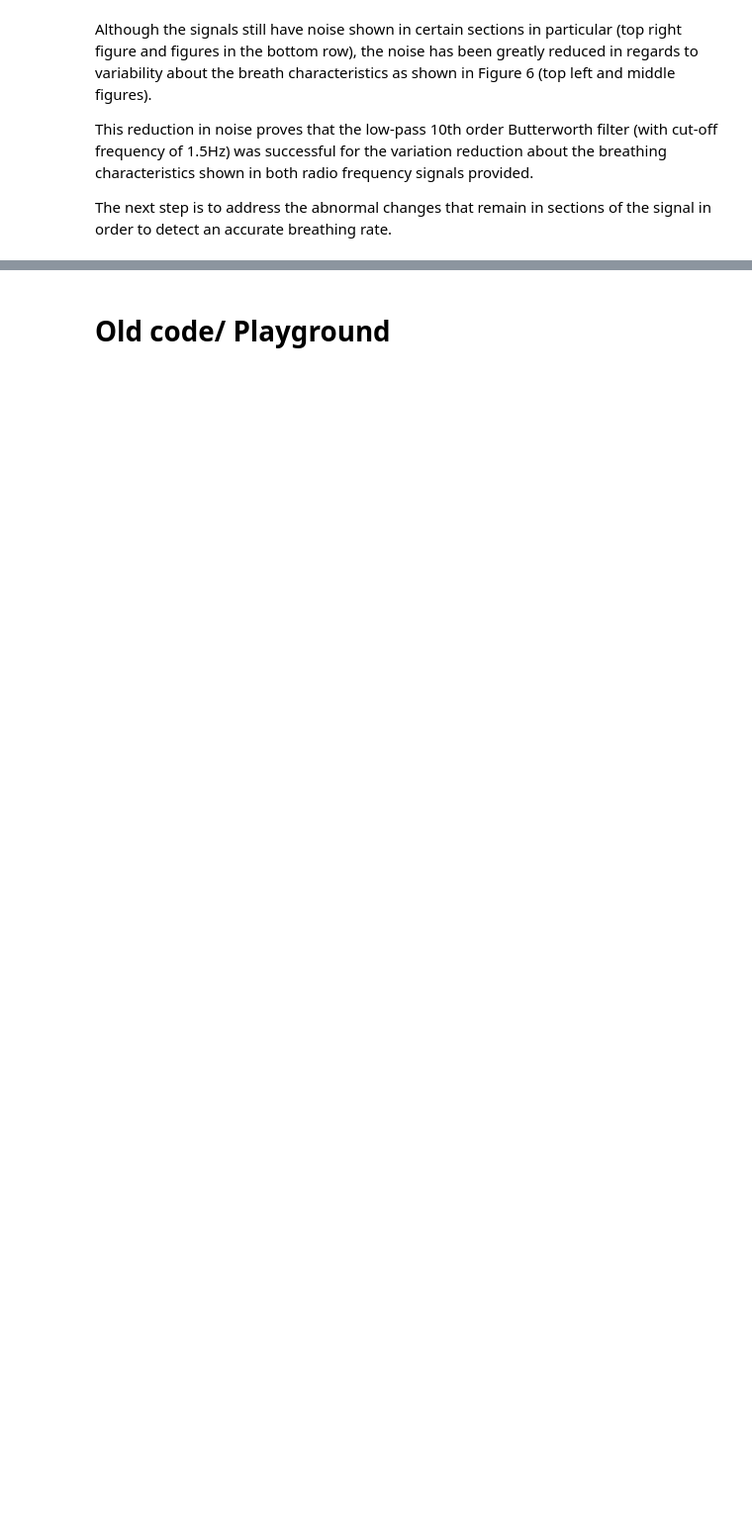
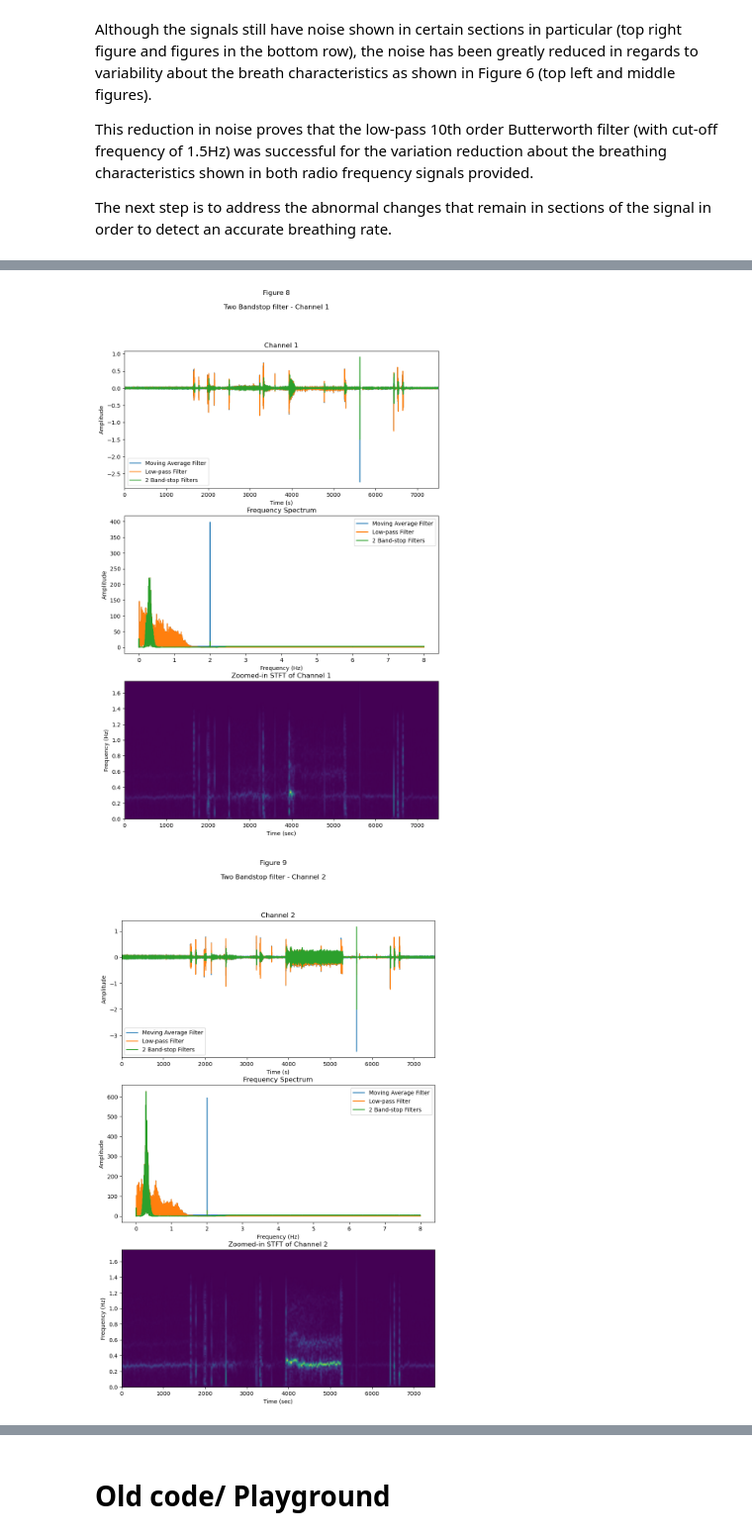
Before and after one commit to AoibheT-H/Algorithm_Challenge, a Jupyter notebook: Aoibhe_Turner_Heaney_Algorithm_Challenge.ipynb, the cells around one changed output, grey strips where cells are left out. Shown at 99% size. Cells and saved outputs as stored; diff of their text form; code cells hidden in the pictures; blank space fills up the shorter version.

Commit message:
Added additional requirements to peak detection algorithm and added notes regarding filtering methods used/ to be used

```diff
--- a/Aoibhe_Turner_Heaney_Algorithm_Challenge.ipynb
+++ b/Aoibhe_Turner_Heaney_Algorithm_Challenge.ipynb
@@ -355,0 +300,80 @@ plt.xlim([0, time_axis[-1]])
+# %%
+BS_freq_1 = [0.01, 0.2]
+BS_freq_2 = [0.4, 2.4]
+order = 10
+
+BS1_butterworth_filter = signal.butter(order, BS_freq_1, btype='bandstop', analog=False, output='sos', fs = fs)
+BS2_butterworth_filter = signal.butter(order, BS_freq_2, btype='bandstop', analog=False, output='sos', fs = fs)
+
+# use the filter on the averaged signals
+BS1_filtered_avg_sig_1 = signal.sosfilt(BS1_butterworth_filter, avg_sig_1.tolist())
+BS12_filtered_avg_sig_1 = signal.sosfilt(BS2_butterworth_filter, BS1_filtered_avg_sig_1)
+
+BS1_filtered_avg_sig_2 = signal.sosfilt(BS1_butterworth_filter, avg_sig_2.tolist())
+BS12_filtered_avg_sig_2 = signal.sosfilt(BS2_butterworth_filter, BS1_filtered_avg_sig_2)
+
+
+# calculate the STFT for both filtered signals
+f_BS_12_sig_1, t_BS_12_sig_1, Zxx_BS_12_sig_1 = signal.stft(BS12_filtered_avg_sig_1, fs, nperseg=1000)
+f_BS_12_sig_2, t_BS_12_sig_2, Zxx_BS_12_sig_2 = signal.stft(BS12_filtered_avg_sig_2, fs, nperseg=1000)
+
+
+plt.figure(figsize=(10,15)).suptitle('Figure 8\n\nTwo Bandstop filter - Channel 1')
+plt.subplot(3, 1, 1)
+plt.plot(time_axis, avg_sig_1)
+plt.plot(time_axis, LP_filtered_avg_sig_1)
+plt.plot(time_axis, BS12_filtered_avg_sig_1)
+plt.legend(['Moving Average Filter', 'Low-pass Filter', '2 Band-stop Filters'])
+plt.title('Channel 1')
+plt.xlabel('Time (s)')
+plt.ylabel('Amplitude')
+plt.xlim([0, time_axis[-1]])
+
+plt.subplot(3, 1, 2)
+plt.plot(frequency_axis, np.abs(fft(avg_sig_1.tolist()))[0:N//2])
+plt.plot(frequency_axis, np.abs(fft(LP_filtered_avg_sig_1))[0:N//2])
+plt.plot(frequency_axis, np.abs(fft(BS12_filtered_avg_sig_1))[0:N//2])
+plt.title('Frequency Spectrum')
+plt.legend(['Moving Average Filter', 'Low-pass Filter', '2 Band-stop Filters'])
+plt.xlabel("Frequency (Hz)")
+plt.ylabel("Amplitude")
+
+plt.subplot(3, 1, 3)
+plt.pcolormesh(t_LP_filtered_avg_sig_1, f_LP_filtered_avg_sig_1, np.abs(Zxx_LP_filtered_avg_sig_1), shading='gouraud')
+plt.title('Zoomed-in STFT of Channel 1')
+plt.ylabel('Frequency (Hz)')
+plt.xlabel('Time (sec)')
+plt.ylim([0, 1.75]) # limit chosen by visual inspection
+plt.show()
+
+plt.figure(figsize=(10,15)).suptitle('Figure 9\n\nTwo Bandstop filter - Channel 2')
+plt.subplot(3, 1, 1)
+plt.plot(time_axis, avg_sig_2)
+plt.plot(time_axis, LP_filtered_avg_sig_2)
+plt.plot(time_axis, BS12_filtered_avg_sig_2)
+plt.legend(['Moving Average Filter', 'Low-pass Filter', '2 Band-stop Filters'])
+plt.title('Channel 2')
+plt.xlabel('Time (s)')
+plt.ylabel('Amplitude')
+plt.xlim([0, time_axis[-1]])
+
+plt.subplot(3, 1, 2)
+plt.plot(frequency_axis, np.abs(fft(avg_sig_2.tolist()))[0:N//2])
+plt.plot(frequency_axis, np.abs(fft(LP_filtered_avg_sig_2))[0:N//2])
+plt.plot(frequency_axis, np.abs(fft(BS12_filtered_avg_sig_2))[0:N//2])
+plt.title('Frequency Spectrum')
+plt.legend(['Moving Average Filter', 'Low-pass Filter', '2 Band-stop Filters'])
+plt.xlabel("Frequency (Hz)")
+plt.ylabel("Amplitude")
+
+plt.subplot(3, 1, 3)
+plt.pcolormesh(t_LP_filtered_avg_sig_2, f_LP_filtered_avg_sig_2, np.abs(Zxx_LP_filtered_avg_sig_2), shading='gouraud')
+plt.title('Zoomed-in STFT of Channel 2')
+plt.ylabel('Frequency (Hz)')
+plt.xlabel('Time (sec)')
+plt.ylim([0, 1.75]) # limit chosen by visual inspection
+plt.xlim([0, time_axis[-1]])
+plt.show()
+# %% [output]
+[figure, added]
+[figure, added]
```
Also changed, not shown: parts of 30 cells of this notebook.
